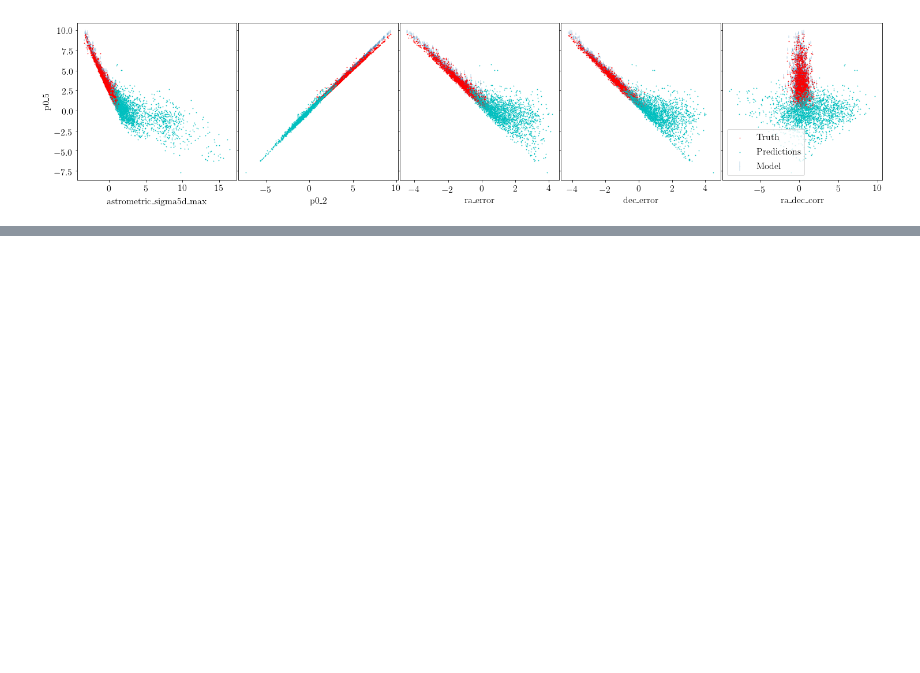
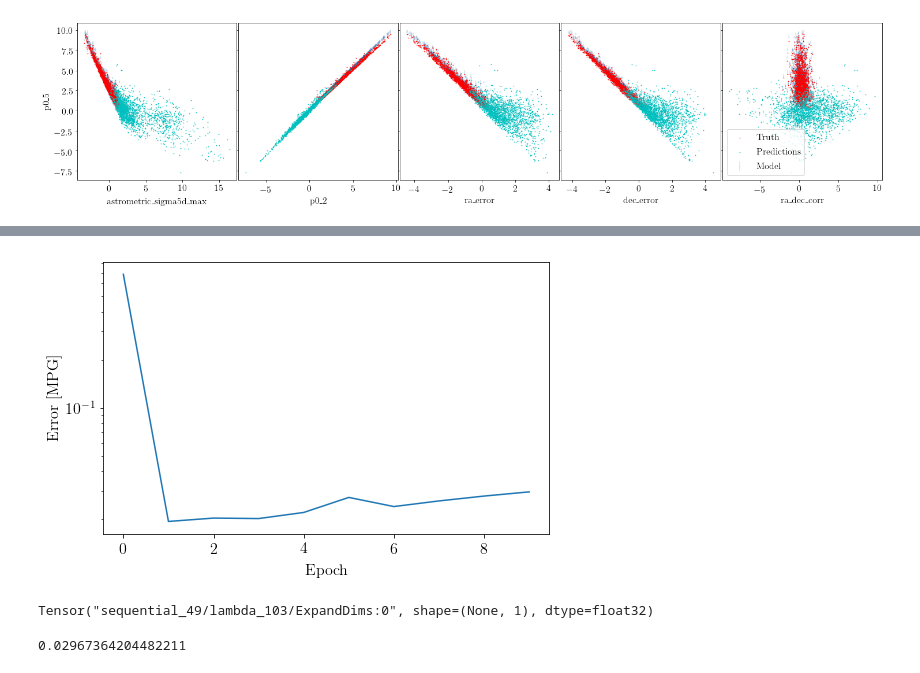
Before and after one commit to gaiaverse/astrometry, a Jupyter notebook: p0_estimation/predict_p0_5d.ipynb, the cells around one changed output, grey strips where cells are left out. Saved outputs shown, nothing was run; the diff lists cells and outputs as text; code cells hidden in the pictures; blank space fills up the shorter version.

```diff
--- a/p0_estimation/predict_p0_5d.ipynb
+++ b/p0_estimation/predict_p0_5d.ipynb
@@ -316,0 +319,13 @@ plt.subplots_adjust(wspace=0.01)
+# %%
+log=lambda x: tf.math.log(x)+10
+logit=lambda x: tf.math.log((1+x)/(1-x))
+trans = [log,log,log,log,logit]
+# %%
+# ReLU makes the model much more complex
+model = tf.keras.Sequential([Lambda(TransformInput(trans)),
+                             layers.Dense(units=2, activation='relu'),
+                             Lambda(gaussian_layer)])
+
+model.compile(
+    optimizer=tf.optimizers.Adam(learning_rate=0.1),
+    loss=negative_gaussian_loss)
@@ -316,0 +357,2 @@ plt.subplots_adjust(wspace=0.01)
+# %%
+history = model.fit(x_train, y_train+10, epochs = 10)
@@ -316,0 +377,11 @@ plt.subplots_adjust(wspace=0.01)
+# %%
+plt.figure(figsize=(8,5))
+plt.plot(history.history['loss'], label='loss')
+plt.xlabel('Epoch'); plt.ylabel('Error [MPG]'); plt.yscale('log')
+# %% [output]
+[figure, added]
+# %%
+reduced_chi2(model, x_test, y_test+10)
+# %% [output]
+Tensor("sequential_49/lambda_103/ExpandDims:0", shape=(None, 1), dtype=float32)
+0.02967364204482211
```
Also changed, not shown: parts of 7 cells of this notebook, 3 other files.
